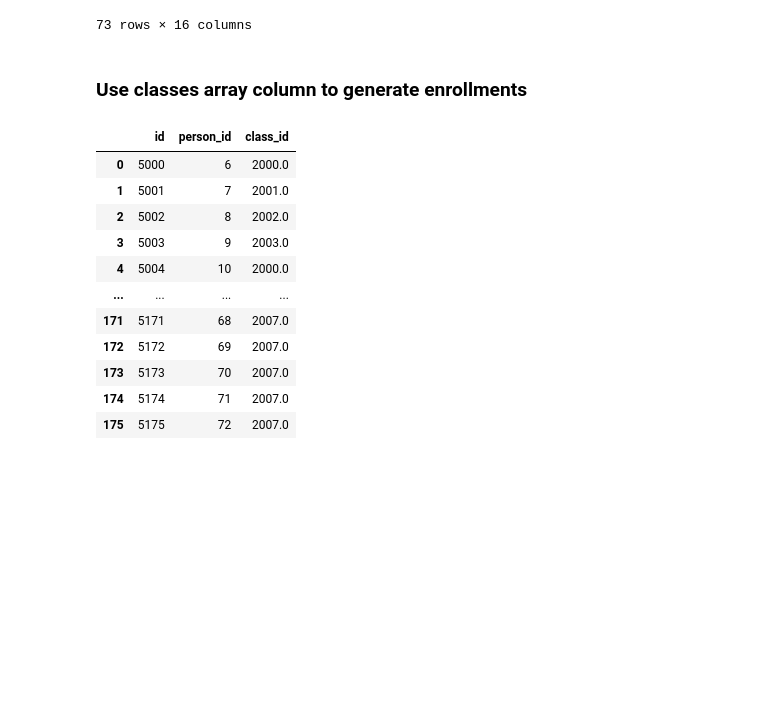
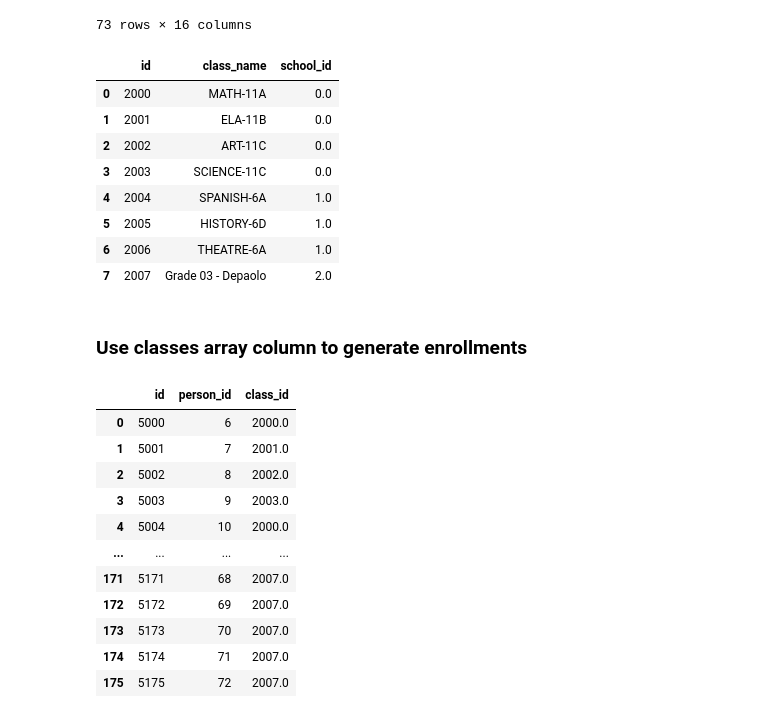
Before and after one commit to rianbailey/csv, a Jupyter notebook: edlink_csvs/csv_to_edlink_format.ipynb, the cells around one changed output. Cells and saved outputs as stored; diff of their text form; code cells hidden in the pictures; blank space fills up the shorter version.

Commit message:
adding the school id to the classes file as requested by Edlink

```diff
--- a/edlink_csvs/csv_to_edlink_format.ipynb
+++ b/edlink_csvs/csv_to_edlink_format.ipynb
@@ -130,6 +124,26 @@ df
 | 71 | 71 | David | Langhoff | student | Langhoff@bayside.demo | student | male | 2016-04-27 | 18472 | ... |
 | 72 | 72 | Declan | Brennan | student | Brennan@bayside.demo | student | male | 2016-06-10 | 18473 | ... |
 73 rows × 16 columns
+# %%
+school_classes = df[["school_id", "class_1"]]
+school_classes = school_classes.rename(columns={"class_1":"id"})
+school_classes = school_classes.dropna(how = "any")
+school_classes = school_classes.drop_duplicates()
+school_classes
+
+classes = pd.merge(classes, school_classes, on='id', how='outer')
+classes.to_csv("classes.csv", index=False)
+classes
+# %% [output]
+|  | id | class_name | school_id |
+| 0 | 2000 | MATH-11A | 0.0 |
+| 1 | 2001 | ELA-11B | 0.0 |
+| 2 | 2002 | ART-11C | 0.0 |
+| 3 | 2003 | SCIENCE-11C | 0.0 |
+| 4 | 2004 | SPANISH-6A | 1.0 |
+| 5 | 2005 | HISTORY-6D | 1.0 |
+| 6 | 2006 | THEATRE-6A | 1.0 |
+| 7 | 2007 | Grade 03 - Depaolo | 2.0 |
 # %% [markdown]
 ### Use classes array column to generate enrollments
 # %%
```
Also changed, not shown: parts of 2 cells of this notebook, 2 other files.
